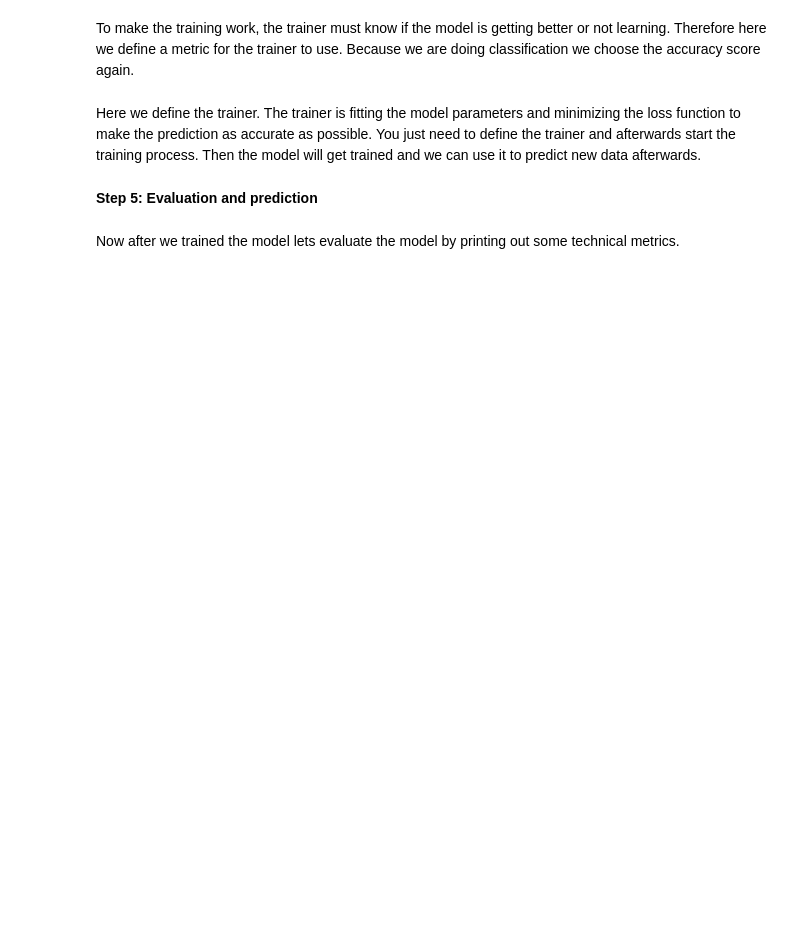
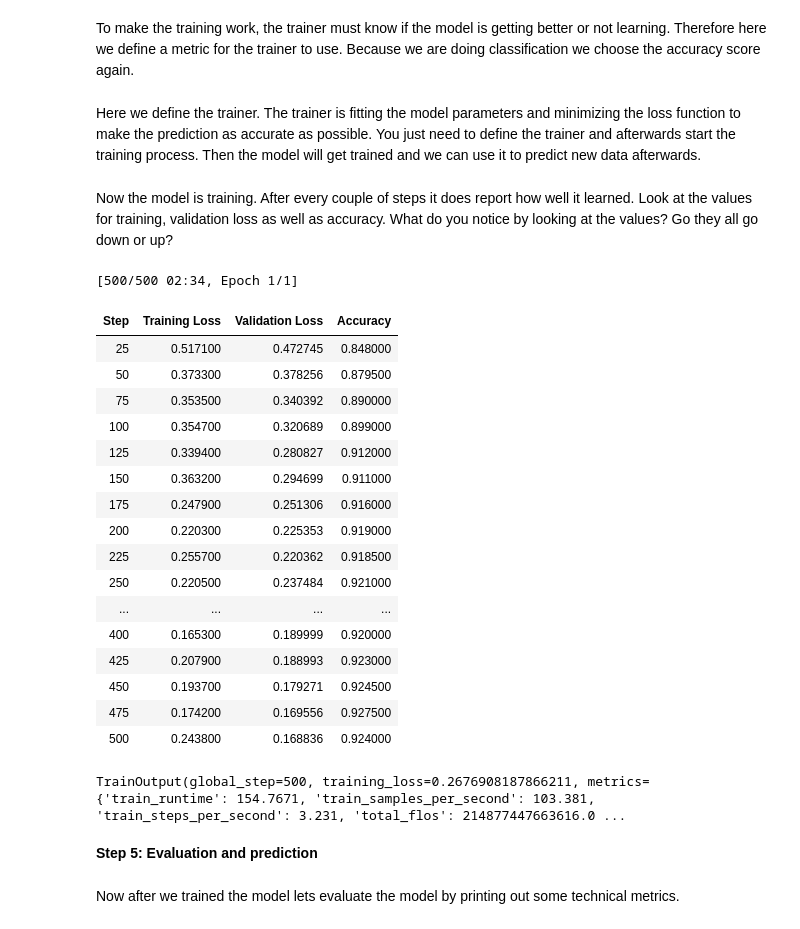
Before and after one commit to Maximilianwte/Data-Science-for-Customer-Insight, a Jupyter notebook: DataScience Introduction GRADED - DSCI.ipynb, the cells around one changed output. Cells and saved outputs as stored; diff of their text form; code cells hidden in the pictures; blank space fills up the shorter version.

```diff
--- a/DataScience Introduction GRADED - DSCI.ipynb
+++ b/DataScience Introduction GRADED - DSCI.ipynb
@@ -375,9 +373,9 @@ Now lets train the model. First we define the hyperparameters. These define for
 # %%
 training_args = TrainingArguments(
-    num_train_epochs=2,
-    per_device_train_batch_size= 16, #..., # set batch size for training to 32
-    per_device_eval_batch_size= 16, #..., # also set the batch size for evaluation to 32
-    load_best_model_at_end= True, #..., # activate that the best model will be chosen after training
+    num_train_epochs=..., # choose the number of training epochs
+    per_device_train_batch_size=..., #..., # set the batch size to a good value
+    per_device_eval_batch_size=..., #..., # set this batch size to same you chose above
+    load_best_model_at_end= True,
     logging_steps=25,
     save_steps=25,
     evaluation_strategy="steps",
@@ -386,12 +384,12 @@ training_args = TrainingArguments(
 # %% [markdown]
 To make the training work, the trainer must know if the model is getting better or not learning. Therefore here we define a metric for the trainer to use. Because we are doing classification we choose the accuracy score again.
 # %%
-from sklearn.metrics import accuracy_score
+from sklearn.metrics import ... # please import the accuracy score metric from sklearn
 
 def compute_metrics(pred):
     labels = pred.label_ids
     predictions = pred.predictions.argmax(-1)
-    acc = accuracy_score(labels, predictions)  # run the accuracy_score function with inputs labels and predictions
+    acc = ...(labels, predictions)  # here change this to the metric you imported
     return {
         'accuracy': acc,
     }
@@ -406,8 +404,30 @@ trainer = Trainer(
     compute_metrics=compute_metrics,
     data_collator=custom_data_collator
 )
+# %% [markdown]
+Now the model is training. After every couple of steps it does report how well it learned. Look at the values for training, validation loss as well as accuracy. What do you notice by looking at the values? Go they all go down or up?
 # %%
-trainer.train()# ... # train the model
+trainer. ... # train the model
+# %% [output]
+[500/500 02:34, Epoch 1/1]
+| Step | Training Loss | Validation Loss | Accuracy |
+| 25 | 0.517100 | 0.472745 | 0.848000 |
+| 50 | 0.373300 | 0.378256 | 0.879500 |
+| 75 | 0.353500 | 0.340392 | 0.890000 |
+| 100 | 0.354700 | 0.320689 | 0.899000 |
+| 125 | 0.339400 | 0.280827 | 0.912000 |
+| 150 | 0.363200 | 0.294699 | 0.911000 |
+| 175 | 0.247900 | 0.251306 | 0.916000 |
+| 200 | 0.220300 | 0.225353 | 0.919000 |
+| 225 | 0.255700 | 0.220362 | 0.918500 |
+| 250 | 0.220500 | 0.237484 | 0.921000 |
+| ... | ... | ... | ... |
+| 400 | 0.165300 | 0.189999 | 0.920000 |
+| 425 | 0.207900 | 0.188993 | 0.923000 |
+| 450 | 0.193700 | 0.179271 | 0.924500 |
+| 475 | 0.174200 | 0.169556 | 0.927500 |
+| 500 | 0.243800 | 0.168836 | 0.924000 |
+TrainOutput(global_step=500, training_loss=0.2676908187866211, metrics={'train_runtime': 154.7671, 'train_samples_per_second': 103.381, 'train_steps_per_second': 3.231, 'total_flos': 214877447663616.0 ...
 # %% [markdown]
 **Step 5: Evaluation and prediction**
 # %% [markdown]
```
Also changed, not shown: parts of 40 cells of this notebook.
